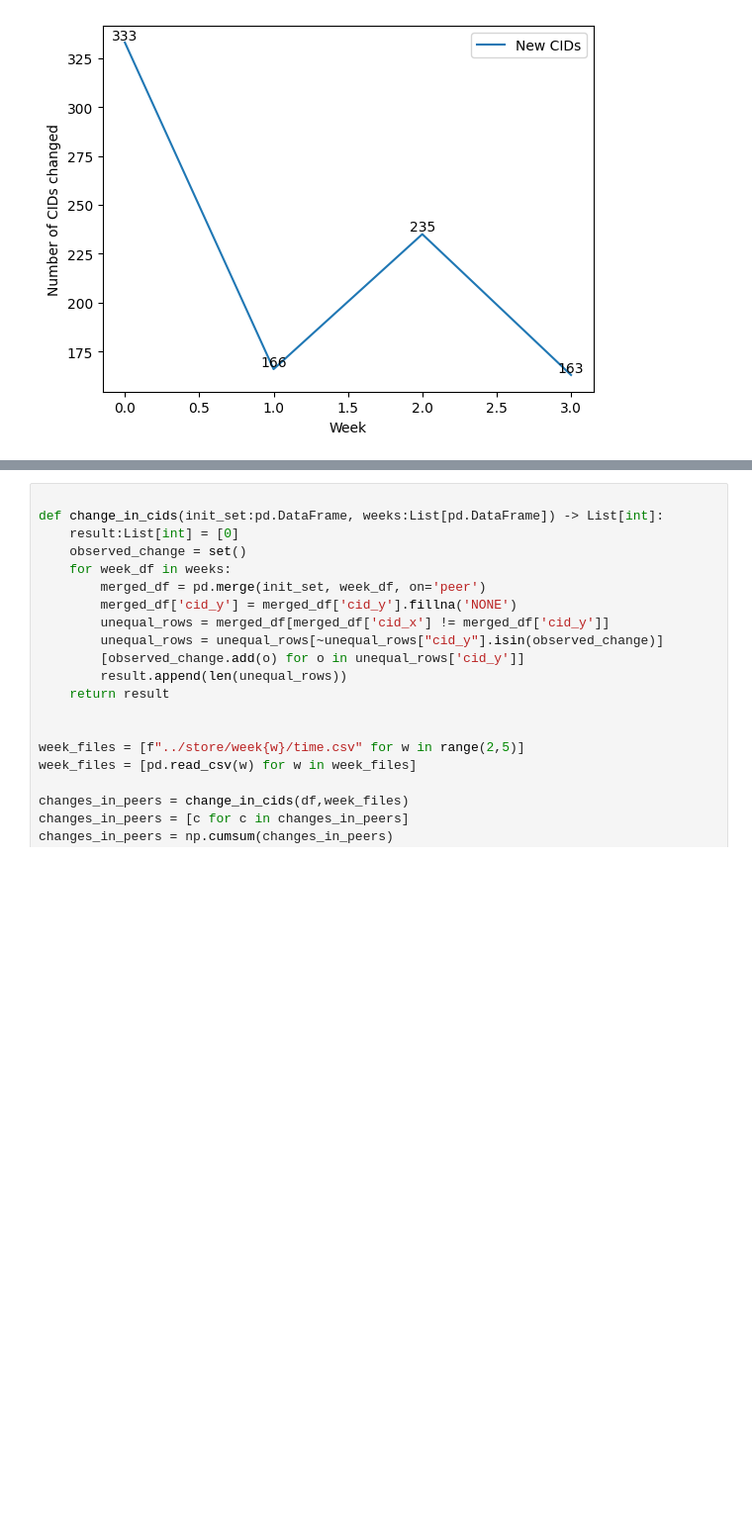
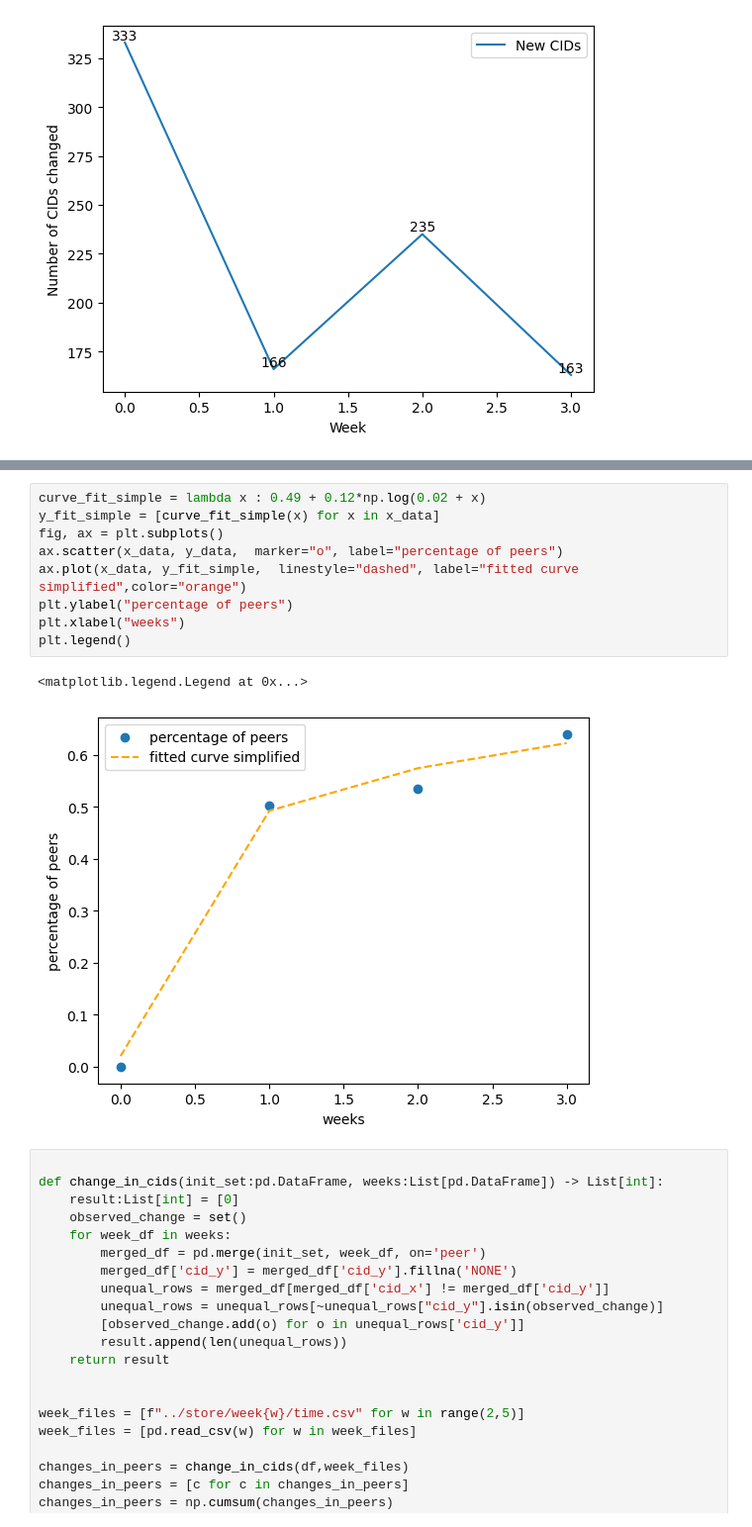
Before and after one commit to AxelGard/seek-ipns, a Jupyter notebook: analysis/rate_of_chage.ipynb, the cells around one changed output, grey strips where cells are left out. Shown at 99% size. Drawn from its saved outputs; the diff is of its cells as text; blank space fills up the shorter version.

```diff
--- a/analysis/rate_of_chage.ipynb
+++ b/analysis/rate_of_chage.ipynb
@@ -154,3 +225,15 @@ for (xi, yi) in zip([0,1,2,3], [float("%.3f" % c) for c in changes_in_peers]):
+# %%
+curve_fit_simple = lambda x : 0.49 + 0.12*np.log(0.02 + x)
+y_fit_simple = [curve_fit_simple(x) for x in x_data]
+fig, ax = plt.subplots()
+ax.scatter(x_data, y_data,  marker="o", label="percentage of peers")
+ax.plot(x_data, y_fit_simple,  linestyle="dashed", label="fitted curve simplified",color="orange")
+plt.ylabel("percentage of peers")
+plt.xlabel("weeks")
+plt.legend()
+# %% [output]
+<matplotlib.legend.Legend at 0x...>
+[figure, added]
 # %%
 
 def change_in_cids(init_set:pd.DataFrame, weeks:List[pd.DataFrame]) -> List[int]:
```
Also changed, not shown: parts of 5 cells of this notebook, 4 other files.
